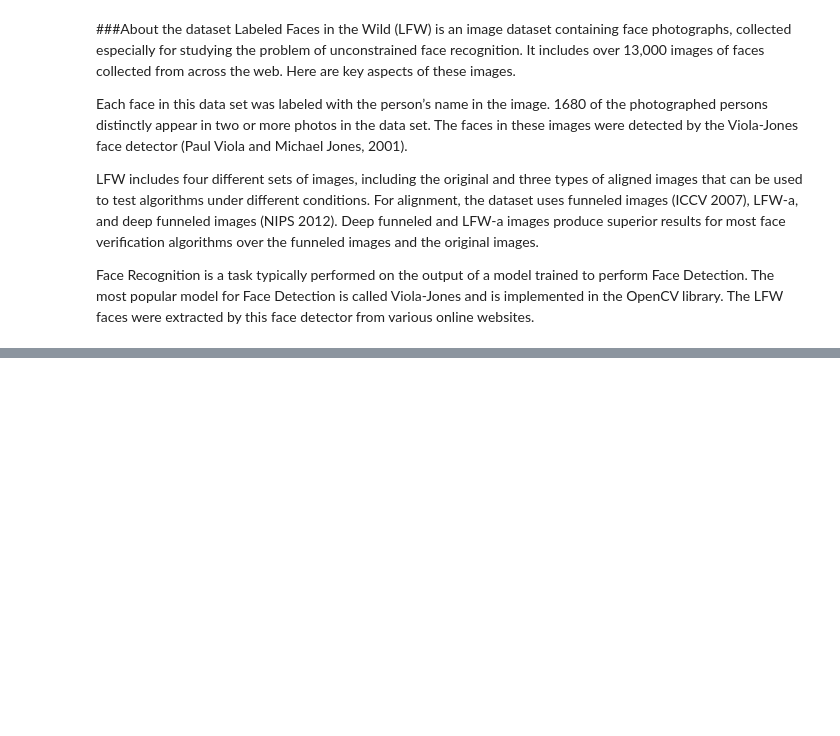
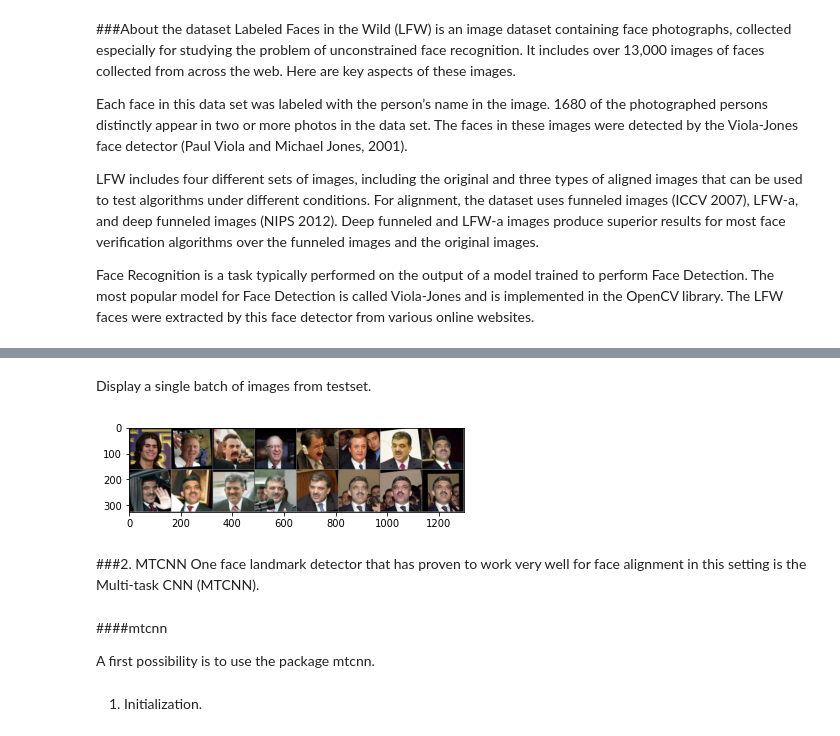
Before and after one commit to pasqualemocerino/AILabProj-FaceRecognition, a Jupyter notebook: FaceRecognition.ipynb, the cells around one changed output, grey strips where cells are left out. Drawn from its saved outputs; the diff is of its cells as text; code cells hidden in the pictures; blank space fills up the shorter version.

```diff
--- a/FaceRecognition.ipynb
+++ b/FaceRecognition.ipynb
@@ -214,0 +61,26 @@ The classification step could be done by calculating the embedding distances bet
+# %%
+#Training hyperparameters
+BATCH_SIZE = 16
+
+#Setting the device to train the model
+device = torch.device("cuda" if torch.cuda.is_available() else "cpu")
+
+#Loading the dataset
+print("[INFO] Loading the LFW dataset...")
+transform = transforms.Compose(
+    [transforms.ToTensor(),
+     transforms.Resize((160,160)),
+     transforms.Normalize((0.5, 0.5, 0.5), (0.5, 0.5, 0.5))])
+
+trainset = datasets.LFWPeople(root='./data', split='train',
+                          transform = transform, download=True)
+trainloader = DataLoader(trainset, batch_size=BATCH_SIZE,
+                                          shuffle=True, num_workers=2)
+print("[INFO] Trainset loaded:")
+print(trainset)
+testset = datasets.LFWPeople(root='./data', split='test',
+                          transform = transform, download=True)
+testloader = DataLoader(testset, batch_size=BATCH_SIZE,
+                                         shuffle=False, num_workers=2)
+print("[INFO] Testset loaded:")
+print(testset)
@@ -214,0 +123,2 @@ The classification step could be done by calculating the embedding distances bet
+# %% [markdown]
+Display a single batch of images from testset.
@@ -214,0 +134,16 @@ The classification step could be done by calculating the embedding distances bet
+# %%
+testiter = iter(testloader)
+images, labels = testiter.next()
+
+imshow(torchvision.utils.make_grid(images))
+# %% [output]
+[figure, added]
+# %% [markdown]
+###2. MTCNN
+One face landmark detector that has proven to work very well for face alignment in this setting is the Multi-task CNN (MTCNN).
+# %% [markdown]
+####mtcnn
+
+A first possibility is to use the package mtcnn.
+# %% [markdown]
+1. Initialization.
```
Also changed, not shown: parts of 68 cells of this notebook.
